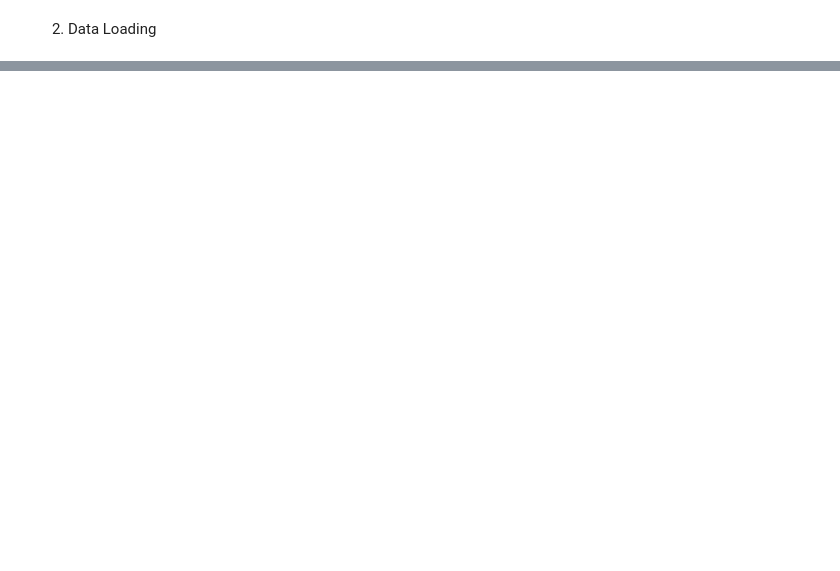
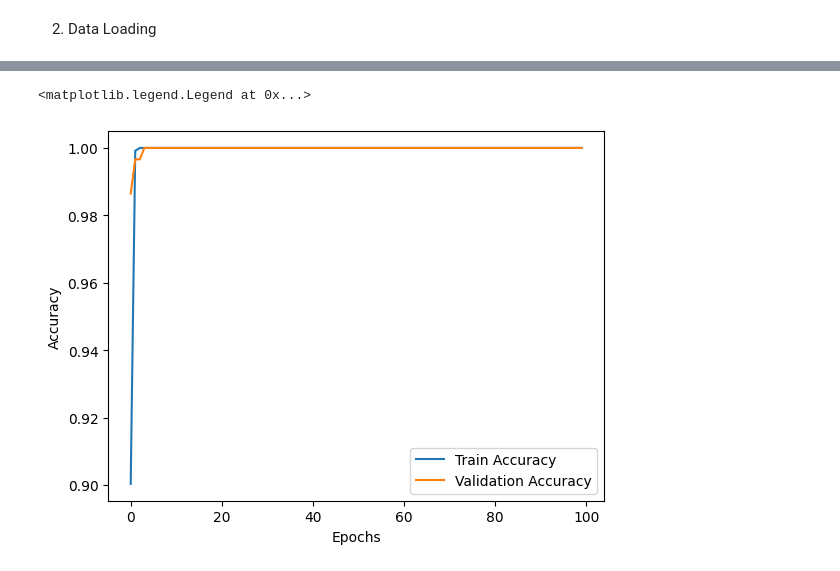
Before and after one commit to hyochung301/keyboard_DL, a Jupyter notebook: simul_keyboard.ipynb, the cells around one changed output, grey strips where cells are left out. Drawn from its saved outputs; the diff is of its cells as text; code cells hidden in the pictures; blank space fills up the shorter version.

Commit message:
Binary_Classification_QandR

```diff
--- a/simul_keyboard.ipynb
+++ b/simul_keyboard.ipynb
@@ -49,5 +80,7 @@ DATA_DIR = os.path.join('data', 'train/')
 # %%
-wav, sr = librosa.load(DATA_DIR + 'Q-01.wav', sr=16000)
+check_dir = os.path.join('data', 'train/')
+
+wav, sr = librosa.load(check_dir + 'Q-01.wav', sr=16000)
 print('sr:', sr)
 print('wav shape:', wav.shape)
 print('length:', wav.shape[0]/float(sr), 'secs')
@@ -93,31 +117,0 @@ Spectogram
-# %%
-def get_spectrogram(filename):
-    wav, sr = librosa.load(filename, sr=16000)
-    spectrogram = np.abs(librosa.stft(wav))
-    padded_spectrogram = pad2d(spectrogram, 40)
-    return padded_spectrogram
-
-# Step 1: Create a dictionary where keys are labels and values are lists of spectrograms.
-spectrograms_by_label = defaultdict(list)
-
-# Step 2: For each filename in the directory, get the spectrogram and label, and append the spectrogram to the corresponding list in the dictionary.
-for filename in os.listdir(DATA_DIR):
-    if '.wav' not in filename:
-        continue
-
-    spectrogram = get_spectrogram(DATA_DIR + filename)
-    label = get_labels(filename)
-
-    spectrograms_by_label[label].append(spectrogram)
-# %%
-# Step 3 and 4: For each label in the dictionary, apply the train_test_split function to create separate train and test sets. Store the train and test sets for each label in separate dictionaries.
-train_spectrograms_by_label = {}
-test_spectrograms_by_label = {}
-train_labels_by_label = {}
-test_labels_by_label = {}
-for label, spectrograms in spectrograms_by_label.items():
-    train_spectrograms, test_spectrograms = train_test_split(spectrograms, test_size=0.2, random_state=42)
-    train_spectrograms_by_label[label] = train_spectrograms
-    test_spectrograms_by_label[label] = test_spectrograms
-    train_labels_by_label[label] = [label] * len(train_spectrograms)
-    test_labels_by_label[label] = [label] * len(test_spectrograms)
@@ -164,0 +197,2 @@ history = model.fit(train_spectrograms,
+# %%
+Q_model, Q_history = create_binary_class_model('Q')
@@ -165,7 +236,10 @@ history = model.fit(train_spectrograms,
 # %%
-plt.plot(history.history['accuracy'], label='Train Accuracy')
-plt.plot(history.history['val_accuracy'], label='Validation Accuracy')
+plt.plot(Q_history.history['accuracy'], label='Train Accuracy')
+plt.plot(Q_history.history['val_accuracy'], label='Validation Accuracy')
 plt.xlabel('Epochs')
 plt.ylabel('Accuracy')
 plt.legend()
+# %% [output]
+<matplotlib.legend.Legend at 0x...>
+[figure, added]
 # %%
```
Also changed, not shown: parts of 28 cells of this notebook.
